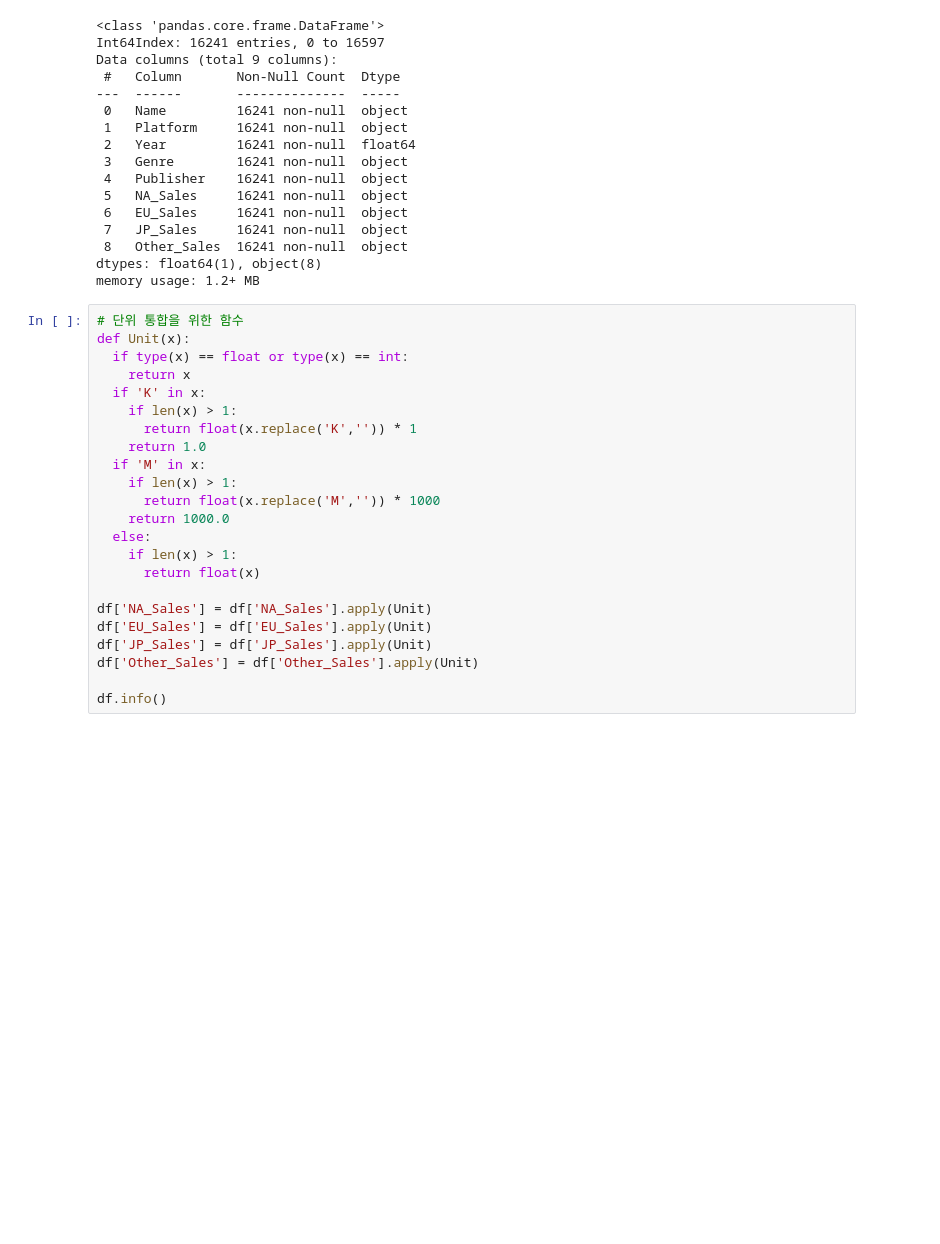
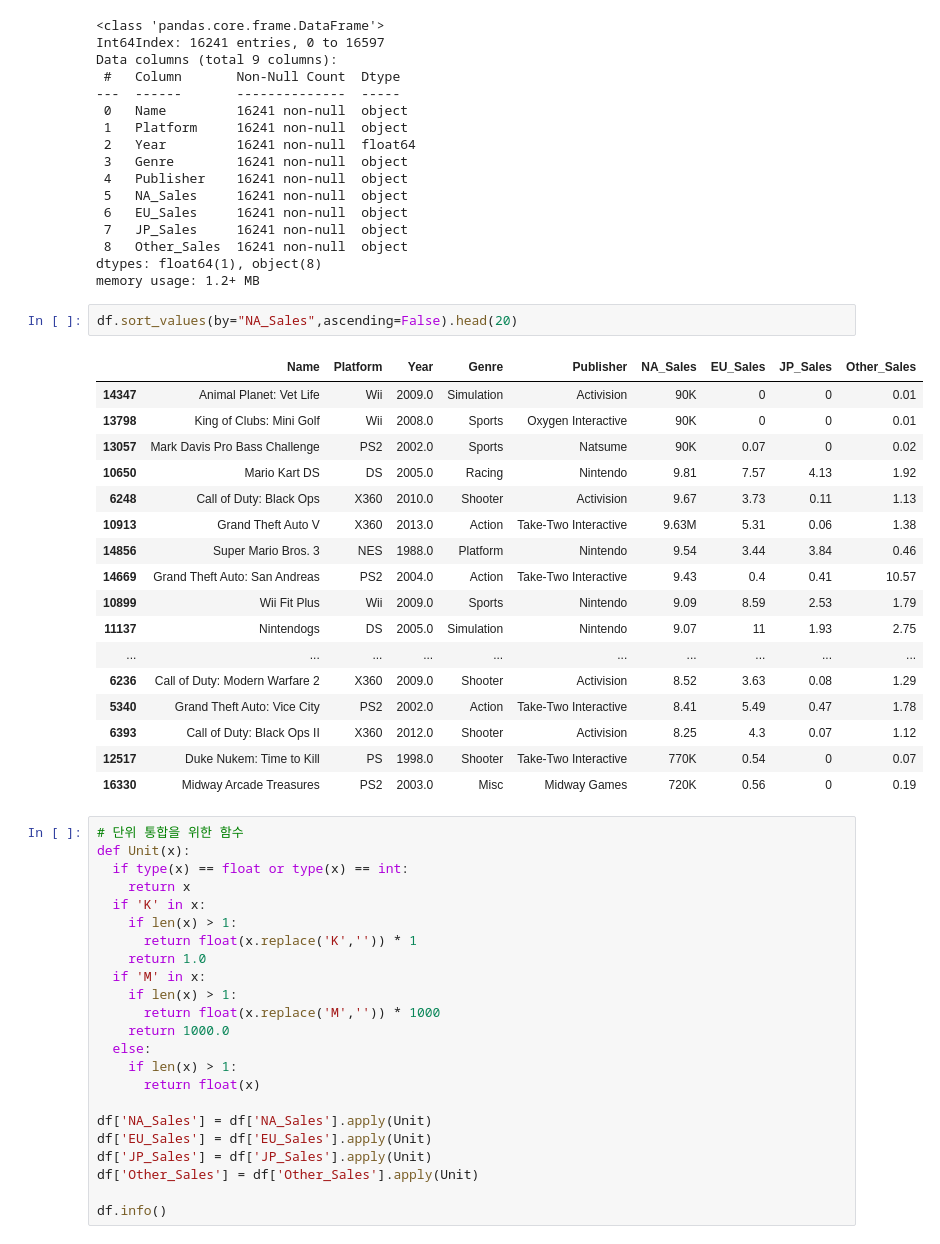
Before and after one commit to spell0607/Project, a Jupyter notebook: Project1.ipynb, the cells around one changed output. Saved outputs shown, nothing was run; the diff lists cells and outputs as text; blank space fills up the shorter version.

```diff
--- a/Project1.ipynb
+++ b/Project1.ipynb
@@ -46,6 +46,26 @@ Data columns (total 9 columns):
  8   Other_Sales  16241 non-null  object
 dtypes: float64(1), object(8)
 memory usage: 1.2+ MB
+# %%
+df.sort_values(by="NA_Sales",ascending=False).head(20)
+# %% [output]
+|  | Name | Platform | Year | Genre | Publisher | NA_Sales | EU_Sales | JP_Sales | Other_Sales |
+| 14347 | Animal Planet: Vet Life | Wii | 2009.0 | Simulation | Activision | 90K | 0 | 0 | 0.01 |
+| 13798 | King of Clubs: Mini Golf | Wii | 2008.0 | Sports | Oxygen Interactive | 90K | 0 | 0 | 0.01 |
+| 13057 | Mark Davis Pro Bass Challenge | PS2 | 2002.0 | Sports | Natsume | 90K | 0.07 | 0 | 0.02 |
+| 10650 | Mario Kart DS | DS | 2005.0 | Racing | Nintendo | 9.81 | 7.57 | 4.13 | 1.92 |
+| 6248 | Call of Duty: Black Ops | X360 | 2010.0 | Shooter | Activision | 9.67 | 3.73 | 0.11 | 1.13 |
+| 10913 | Grand Theft Auto V | X360 | 2013.0 | Action | Take-Two Interactive | 9.63M | 5.31 | 0.06 | 1.38 |
+| 14856 | Super Mario Bros. 3 | NES | 1988.0 | Platform | Nintendo | 9.54 | 3.44 | 3.84 | 0.46 |
+| 14669 | Grand Theft Auto: San Andreas | PS2 | 2004.0 | Action | Take-Two Interactive | 9.43 | 0.4 | 0.41 | 10.57 |
+| 10899 | Wii Fit Plus | Wii | 2009.0 | Sports | Nintendo | 9.09 | 8.59 | 2.53 | 1.79 |
+| 11137 | Nintendogs | DS | 2005.0 | Simulation | Nintendo | 9.07 | 11 | 1.93 | 2.75 |
+| ... | ... | ... | ... | ... | ... | ... | ... | ... | ... |
+| 6236 | Call of Duty: Modern Warfare 2 | X360 | 2009.0 | Shooter | Activision | 8.52 | 3.63 | 0.08 | 1.29 |
+| 5340 | Grand Theft Auto: Vice City | PS2 | 2002.0 | Action | Take-Two Interactive | 8.41 | 5.49 | 0.47 | 1.78 |
+| 6393 | Call of Duty: Black Ops II | X360 | 2012.0 | Shooter | Activision | 8.25 | 4.3 | 0.07 | 1.12 |
+| 12517 | Duke Nukem: Time to Kill | PS | 1998.0 | Shooter | Take-Two Interactive | 770K | 0.54 | 0 | 0.07 |
+| 16330 | Midway Arcade Treasures | PS2 | 2003.0 | Misc | Midway Games | 720K | 0.56 | 0 | 0.19 |
 # %%
 # 단위 통합을 위한 함수
 def Unit(x):
```
